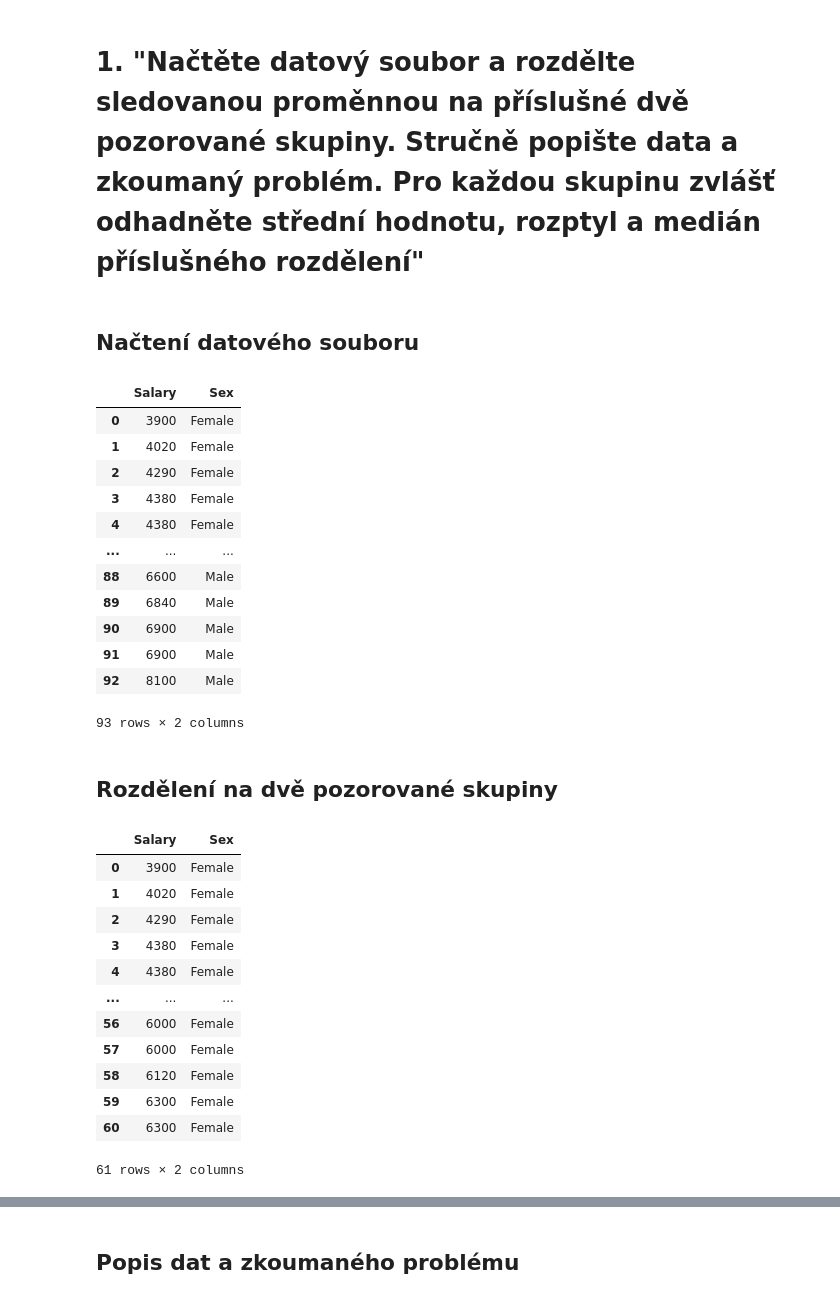
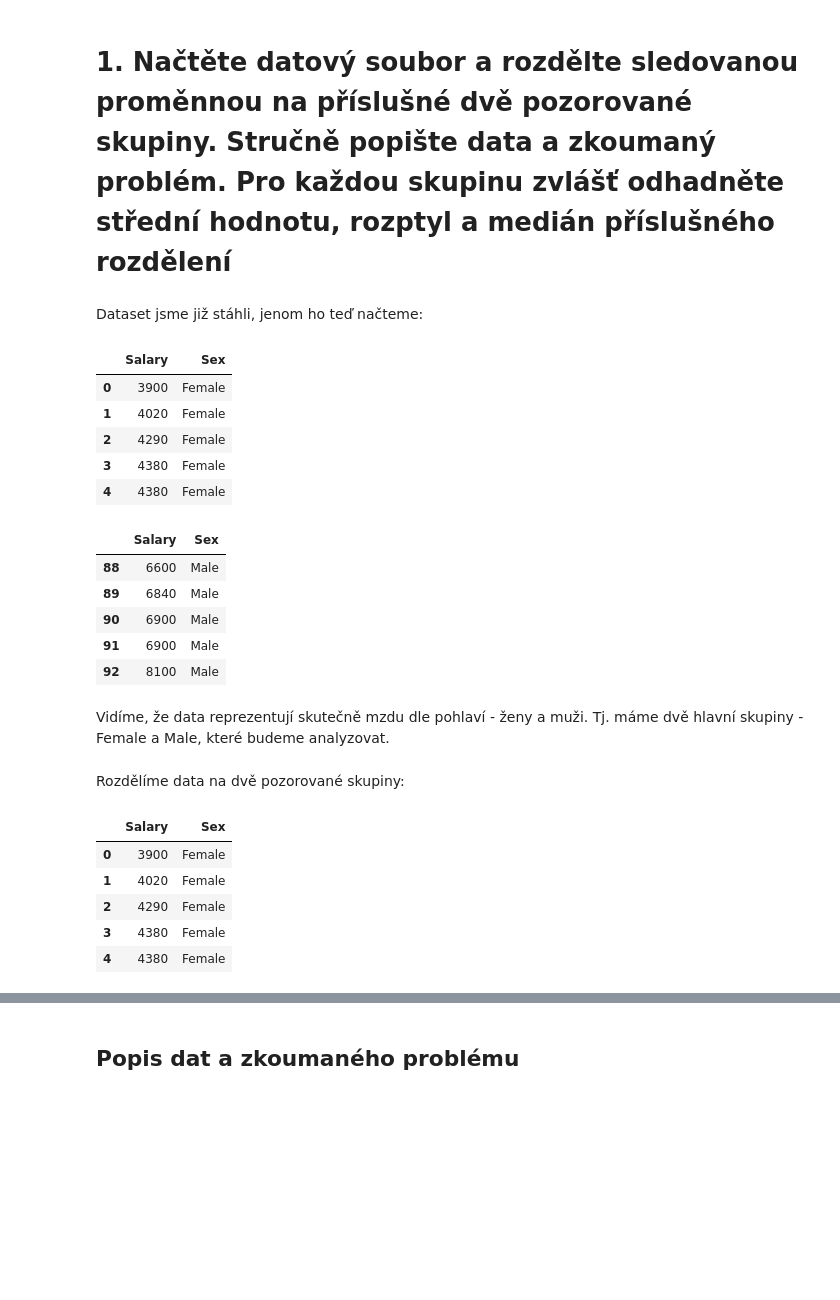
Before and after one commit to nickobard/Basic-Statistical-Analysis-of-Wage-by-Gender-Dataset, a Jupyter notebook: uloha.ipynb, the cells around one changed output, grey strips where cells are left out. Saved outputs shown, nothing was run; the diff lists cells and outputs as text; code cells hidden in the pictures; blank space fills up the shorter version.

```diff
--- a/uloha.ipynb
+++ b/uloha.ipynb
@@ -6,43 +19,38 @@ from scipy import stats
 # %% [markdown]
-# 1. "Načtěte datový soubor a rozdělte sledovanou proměnnou na příslušné dvě pozorované skupiny. Stručně popište data a zkoumaný problém. Pro každou skupinu zvlášť odhadněte střední hodnotu, rozptyl a medián příslušného rozdělení"
+# 1. Načtěte datový soubor a rozdělte sledovanou proměnnou na příslušné dvě pozorované skupiny. Stručně popište data a zkoumaný problém. Pro každou skupinu zvlášť odhadněte střední hodnotu, rozptyl a medián příslušného rozdělení
-# %% [markdown]
-## Načtení datového souboru
+# %% [markdown]
+Dataset jsme již stáhli, jenom ho teď načteme:
 # %%
 df_data = pd.read_csv('case0102.csv')
-# %%
-df_data
-# %% [output]
-|  | Salary | Sex |
-| 0 | 3900 | Female |
-| 1 | 4020 | Female |
-| 2 | 4290 | Female |
-| 3 | 4380 | Female |
-| 4 | 4380 | Female |
-| ... | ... | ... |
-| 88 | 6600 | Male |
-| 89 | 6840 | Male |
-| 90 | 6900 | Male |
-| 91 | 6900 | Male |
-| 92 | 8100 | Male |
-93 rows × 2 columns
+# %%
+display(df_data.head())
+display(df_data.tail())
+# %% [output]
+|  | Salary | Sex |
+| 0 | 3900 | Female |
+| 1 | 4020 | Female |
+| 2 | 4290 | Female |
+| 3 | 4380 | Female |
+| 4 | 4380 | Female |
+|  | Salary | Sex |
+| 88 | 6600 | Male |
+| 89 | 6840 | Male |
+| 90 | 6900 | Male |
+| 91 | 6900 | Male |
+| 92 | 8100 | Male |
+# %% [markdown]
+Vidíme, že data reprezentují skutečně mzdu dle pohlaví - ženy a muži. Tj. máme dvě hlavní skupiny - Female a Male, které budeme analyzovat.
 # %% [markdown]
-## Rozdělení na dvě pozorované skupiny
+Rozdělíme data na dvě pozorované skupiny:
 # %%
 df_female = df_data[df_data['Sex'] == 'Female']
-df_female
+df_female.head()
 # %% [output]
 |  | Salary | Sex |
 | 0 | 3900 | Female |
 | 1 | 4020 | Female |
 | 2 | 4290 | Female |
 | 3 | 4380 | Female |
 | 4 | 4380 | Female |
-| ... | ... | ... |
-| 56 | 6000 | Female |
-| 57 | 6000 | Female |
-| 58 | 6120 | Female |
-| 59 | 6300 | Female |
-| 60 | 6300 | Female |
-61 rows × 2 columns
 # %%
 df_male = df_data[df_data['Sex'] == 'Male']
```
Also changed, not shown: parts of 29 cells of this notebook.
